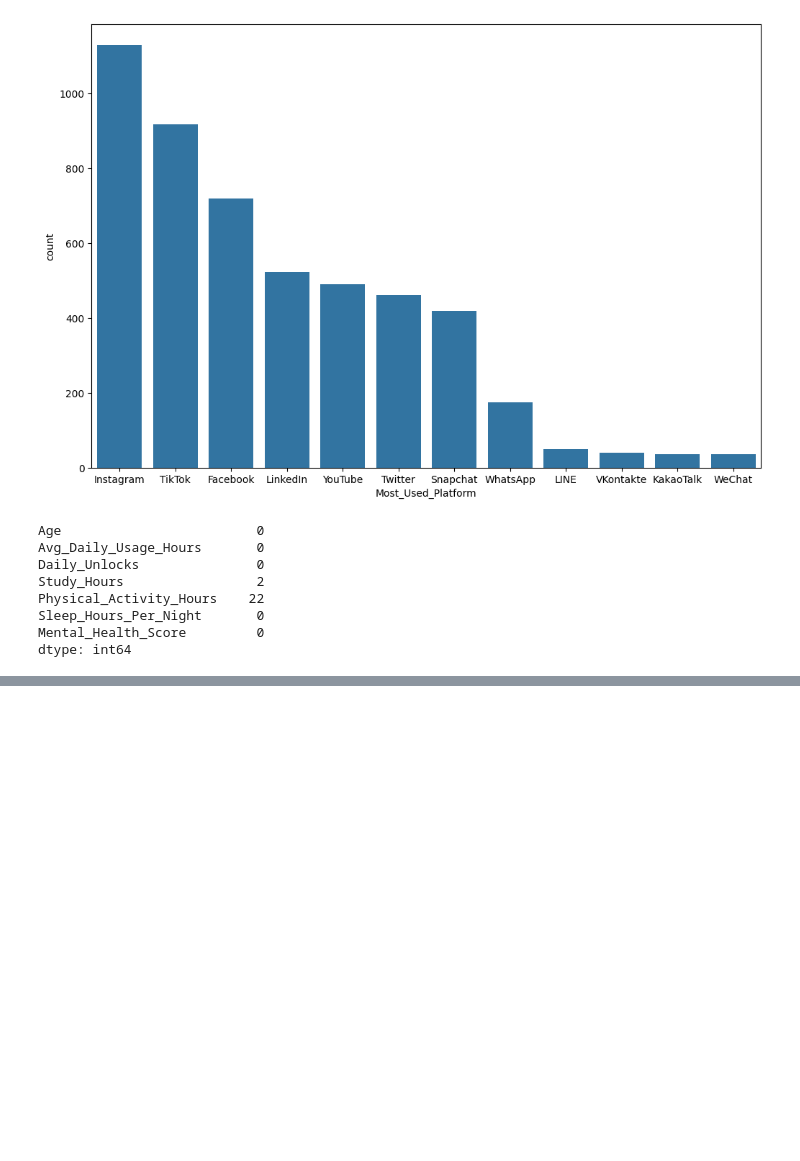
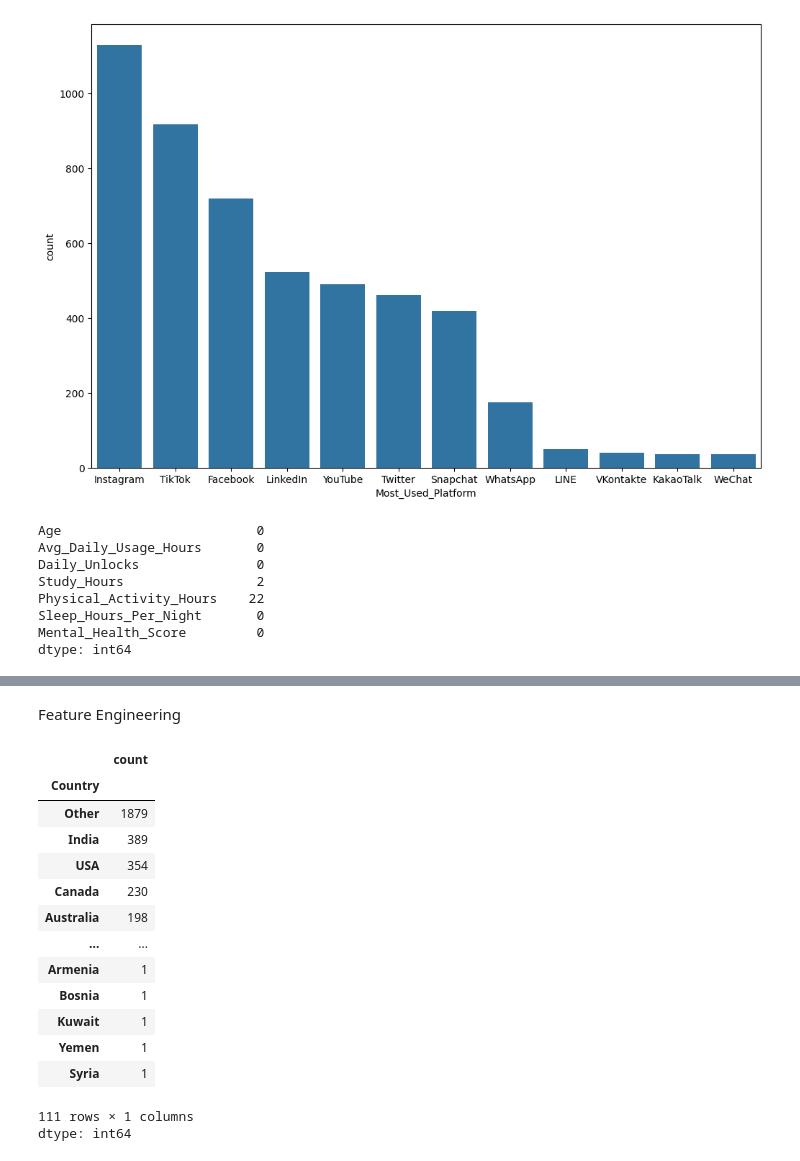
Before and after one commit to deepakshet-tech/ML1stProject, a Jupyter notebook: MLProject.ipynb, the cells around one changed output, grey strips where cells are left out. Cells and saved outputs as stored; diff of their text form; code cells hidden in the pictures; blank space fills up the shorter version.

```diff
--- a/MLProject.ipynb
+++ b/MLProject.ipynb
@@ -147,0 +187,2 @@ dtype: int64
+# %% [markdown]
+Feature Engineering
@@ -147,0 +191,18 @@ dtype: int64
+# %%
+df['Country'].value_counts()
+# %% [output]
+|  | count |
+| Country |  |
+| Other | 1879 |
+| India | 389 |
+| USA | 354 |
+| Canada | 230 |
+| Australia | 198 |
+| ... | ... |
+| Armenia | 1 |
+| Bosnia | 1 |
+| Kuwait | 1 |
+| Yemen | 1 |
+| Syria | 1 |
+111 rows × 1 columns
+dtype: int64
```
Also changed, not shown: parts of 17 cells of this notebook.
